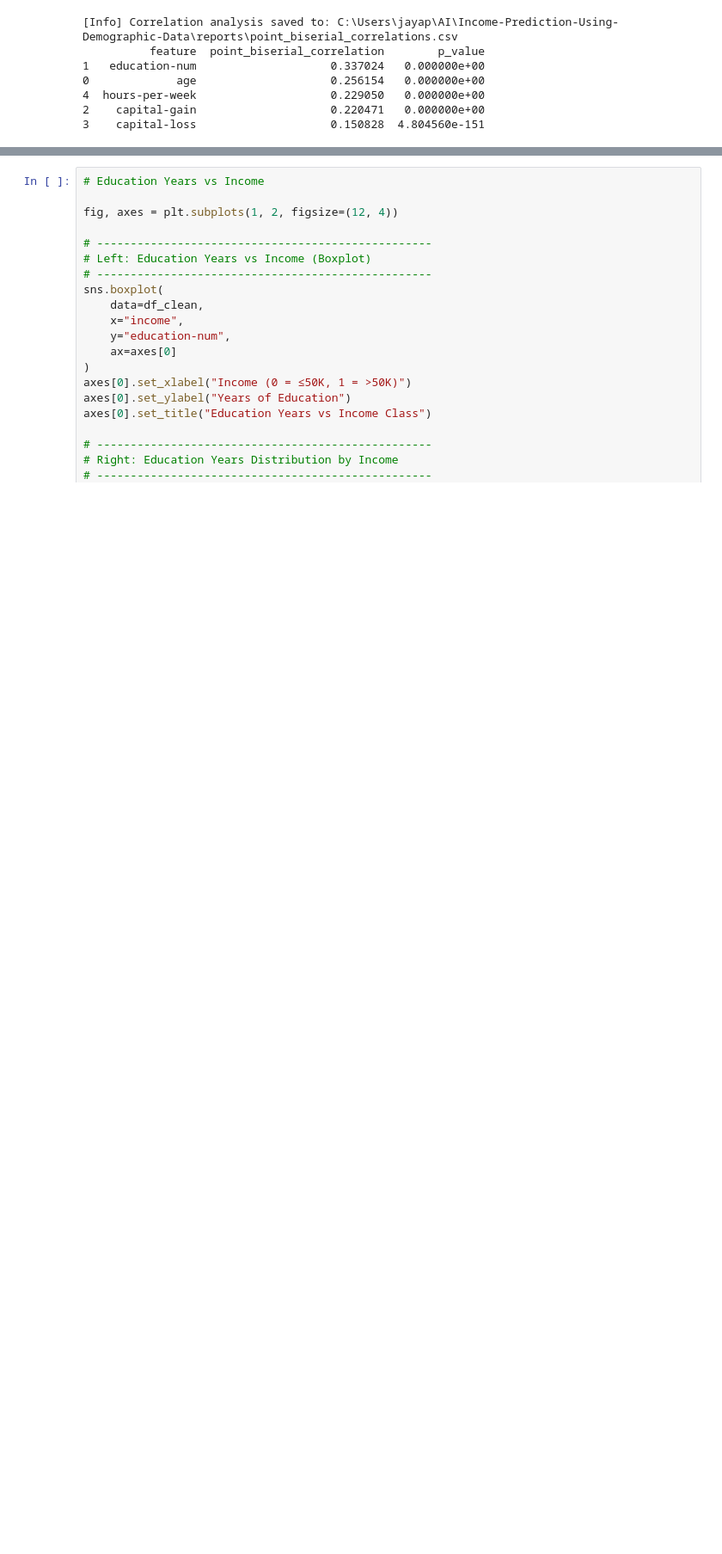
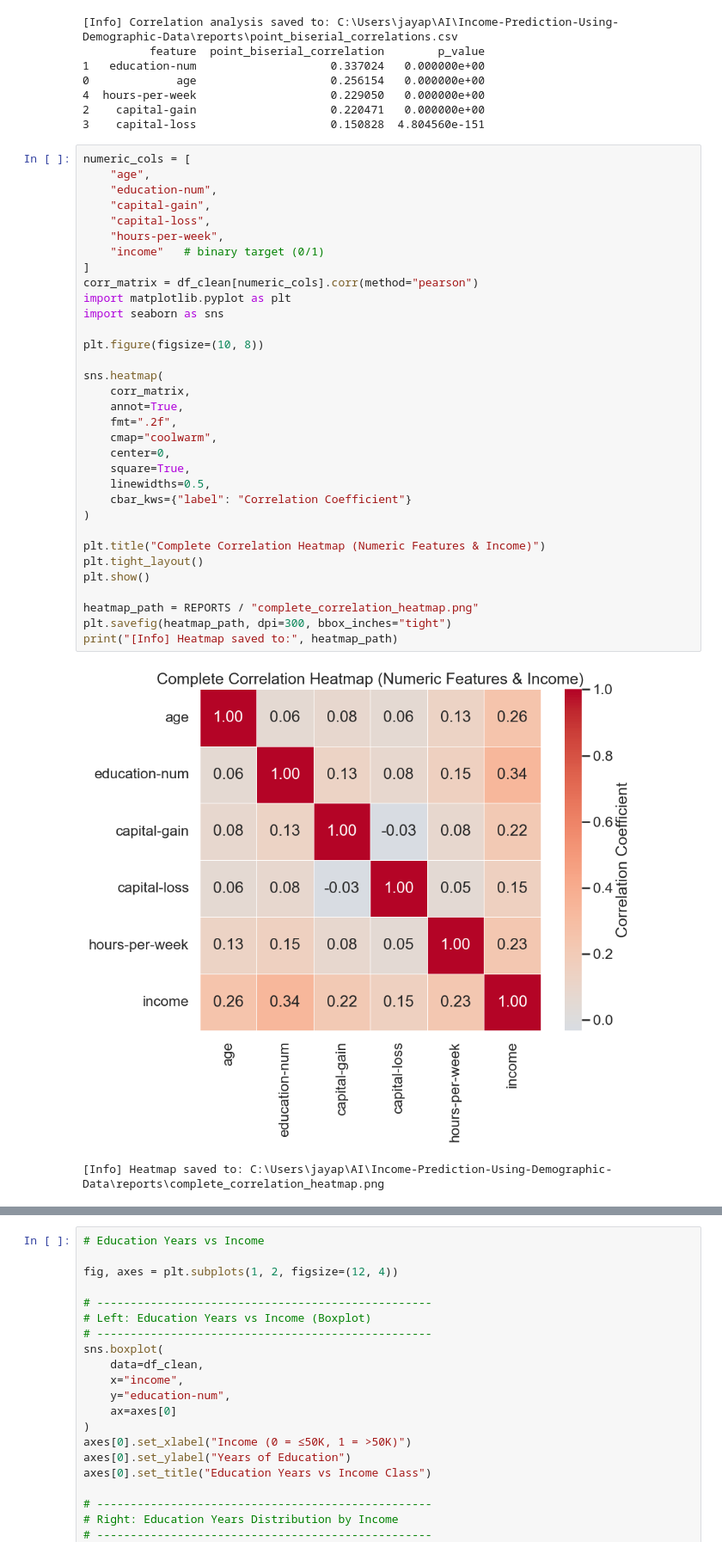
Before and after one commit to jayprakashdas5763/Income-Prediction-Using-Demographic-Data, a Jupyter notebook: Income-Prediction-Using-Demographic-Data/capstone_project.ipynb, the cells around one changed output, grey strips where cells are left out. Shown at 86% size. Drawn from its saved outputs; the diff is of its cells as text; blank space fills up the shorter version.

```diff
--- a/Income-Prediction-Using-Demographic-Data/capstone_project.ipynb
+++ b/Income-Prediction-Using-Demographic-Data/capstone_project.ipynb
@@ -301,3 +301,39 @@ print(corr_df)
 4  hours-per-week                    0.229050   0.000000e+00
 2    capital-gain                    0.220471   0.000000e+00
 3    capital-loss                    0.150828  4.804560e-151
+# %%
+numeric_cols = [
+    "age",
+    "education-num",
+    "capital-gain",
+    "capital-loss",
+    "hours-per-week",
+    "income"   # binary target (0/1)
+]
+corr_matrix = df_clean[numeric_cols].corr(method="pearson")
+import matplotlib.pyplot as plt
+import seaborn as sns
+
+plt.figure(figsize=(10, 8))
+
+sns.heatmap(
+    corr_matrix,
+    annot=True,
+    fmt=".2f",
+    cmap="coolwarm",
+    center=0,
+    square=True,
+    linewidths=0.5,
+    cbar_kws={"label": "Correlation Coefficient"}
+)
+
+plt.title("Complete Correlation Heatmap (Numeric Features & Income)")
+plt.tight_layout()
+plt.show()
+
+heatmap_path = REPORTS / "complete_correlation_heatmap.png"
+plt.savefig(heatmap_path, dpi=300, bbox_inches="tight")
+print("[Info] Heatmap saved to:", heatmap_path)
+# %% [output]
+[figure, added]
+[Info] Heatmap saved to: C:\Users\jayap\AI\Income-Prediction-Using-Demographic-Data\reports\complete_correlation_heatmap.png
```
Also changed, not shown: parts of 1 cell of this notebook.
